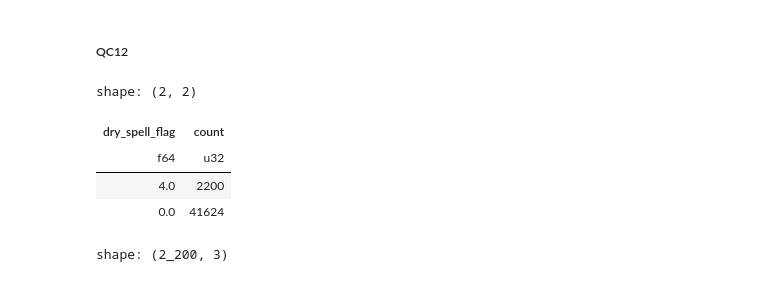
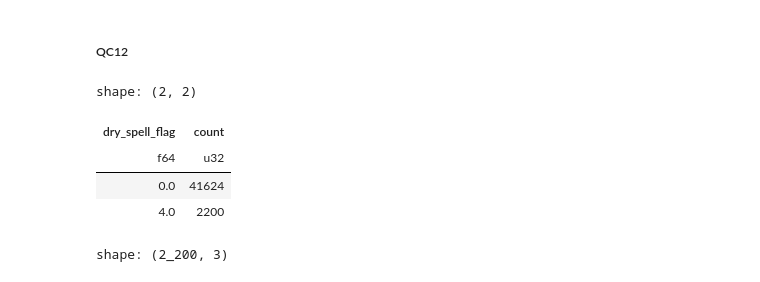
Before and after one commit to Thomasjkeel/RainfallQC-notebooks, a Jupyter notebook: notebooks/demo/rainfallQC_demo.ipynb, the cells around one changed output. Saved outputs shown, nothing was run; the diff lists cells and outputs as text; code cells hidden in the pictures.

```diff
--- a/notebooks/demo/rainfallQC_demo.ipynb
+++ b/notebooks/demo/rainfallQC_demo.ipynb
@@ -284,20 +284,20 @@ QC12-QC15 (Long periods without rainfall, accumulations and streaks)
 # %% [markdown]
 ##### QC12
 # %%
-cdd_check = timeseries_checks.dry_period_cdd_check(
+cdd_check = timeseries_checks.check_dry_period_cdd(
     gdsr_data,
     rain_col=RAIN_COL,
     time_res='hourly',
     gauge_lat=gdsr_metadata['latitude'],
     gauge_lon=gdsr_metadata['longitude'],
 )
 cdd_check['dry_spell_flag'].value_counts()
 # %% [output]
 shape: (2, 2)
 | dry_spell_flag | count |
 | f64 | u32 |
+| 0.0 | 41624 |
 | 4.0 | 2200 |
-| 0.0 | 41624 |
 # %%
 cdd_check.filter(pl.col("dry_spell_flag") == 4)
 # %% [output]
```
Also changed, not shown: parts of 23 cells of this notebook, 1 other file.
